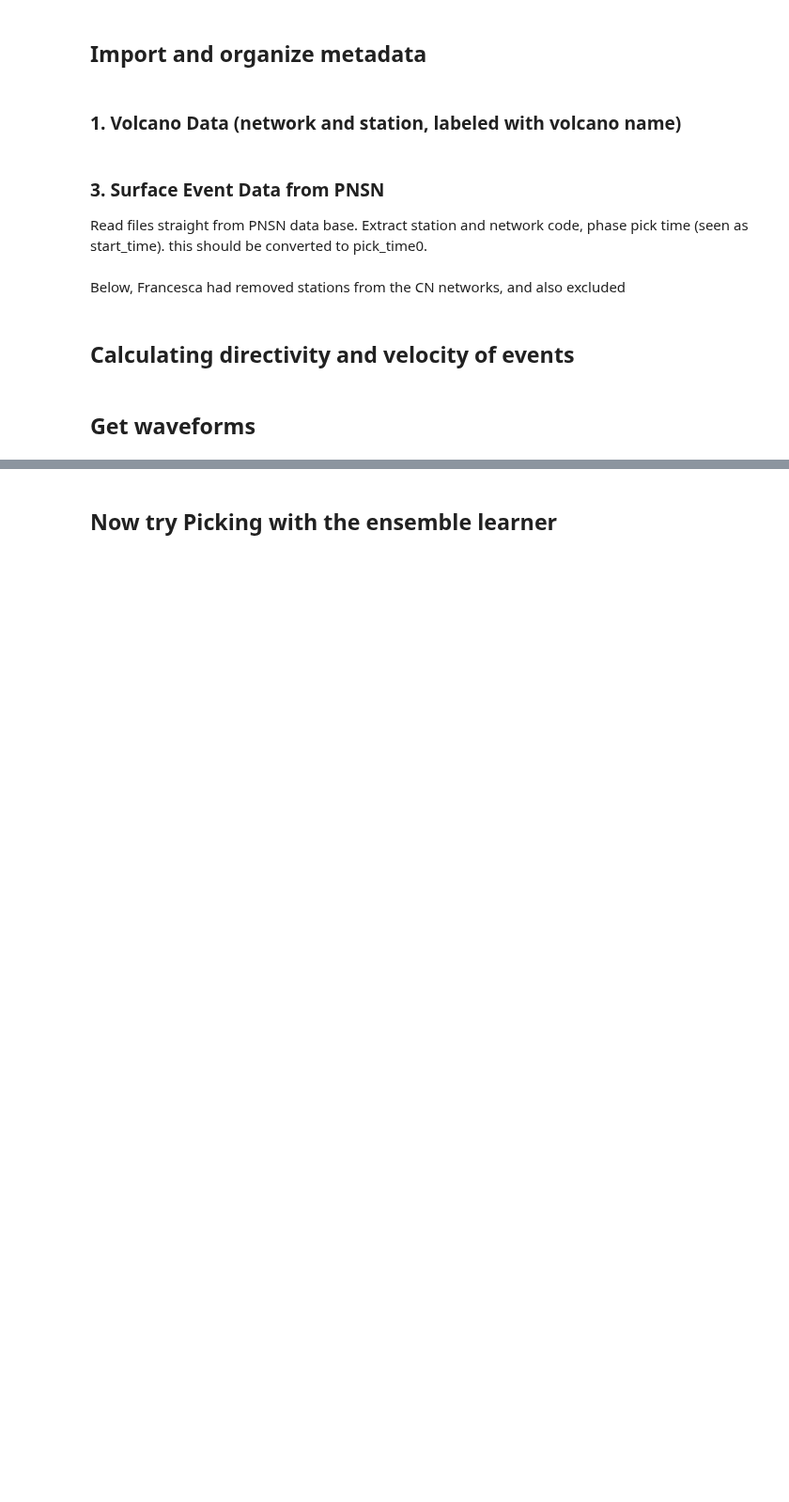
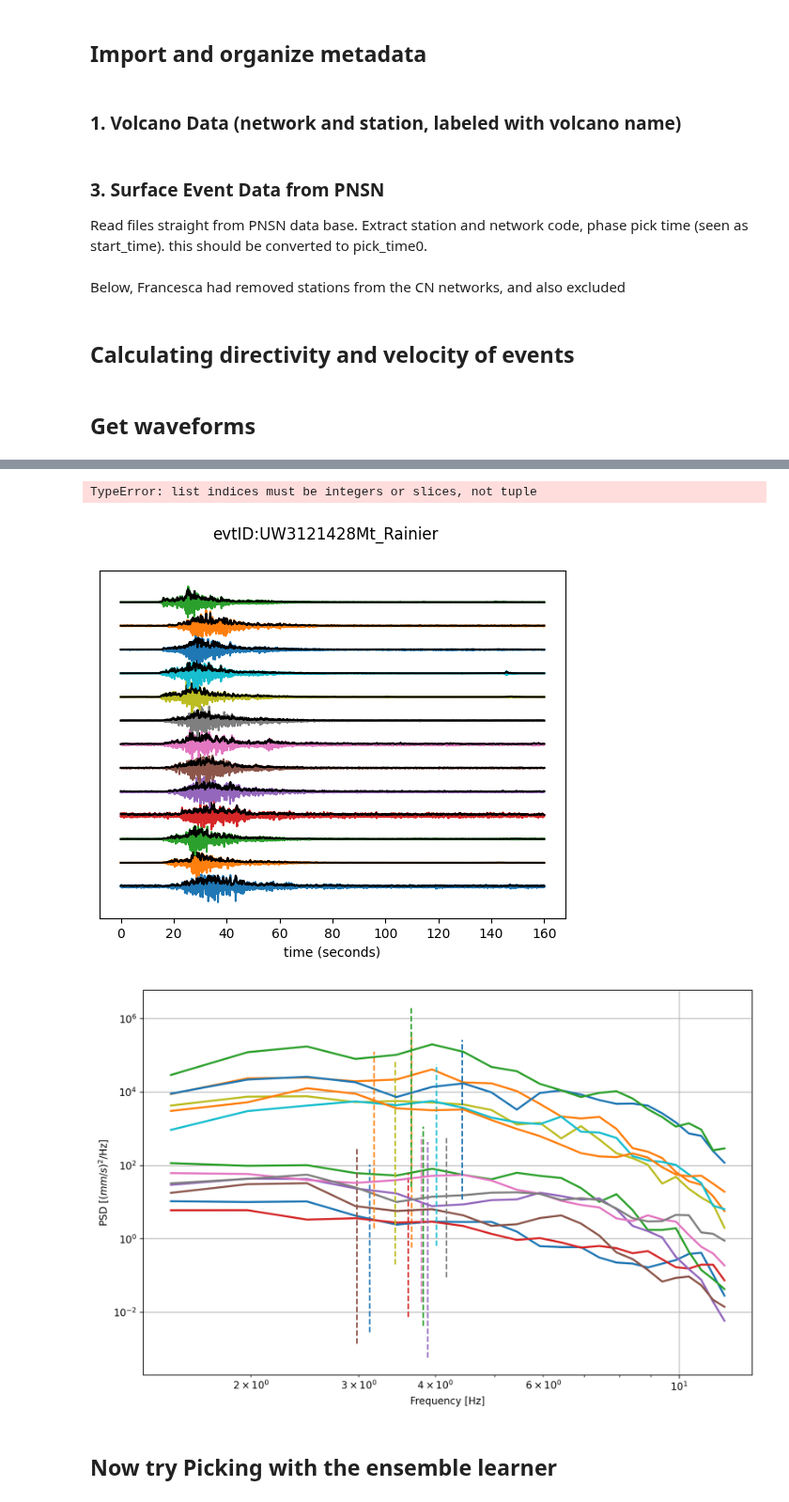
Before and after one commit to Denolle-Lab/surface_events, a Jupyter notebook: src/fullstack_per_event_MLPicker.ipynb, the cells around one changed output, grey strips where cells are left out. Shown at 94% size. Drawn from its saved outputs; the diff is of its cells as text; code cells hidden in the pictures; blank space fills up the shorter version.

Commit message:
update full stack with phase picker
still buggy, need to spend some time to fix the obspy stream s numpy input to model pickers

```diff
--- a/src/fullstack_per_event_MLPicker.ipynb
+++ b/src/fullstack_per_event_MLPicker.ipynb
@@ -76,7 +76,8 @@ t_after = 120 #number of seconds after pick time
 t_before_raw = 1200 #number of seconds before pick time before removing instrumental response
 t_after_raw = 1200 #number of seconds after pick time before removing instrumental response
 fs = 40 #sampling rate that all waveforms are resampled to
-window = 150 #window length of the signal (this will help with phase picking with EqT next)
+window = 160 #window length of the signal (this will help with phase picking with EqT next).
+# Use 150 seconds @ 40 Hz gives 6001 points. but seisbench asks to pad with 5s before and after.
 pr = 98 #percentile
 thr = 5 #SNR threshold
 station_distance_threshold = 25
@@ -440,8 +441,8 @@ for n in range(11649,11650):
             starttime = ii.stats.starttime
             signal_window = ii.copy()
             noise_window = ii.copy()
-            signal_window.trim(otime - 10, otime - 10 + window) # trim the signal at the first pick time of the PNSN data, with loose 40s before
-            noise_window.trim(otime - window -10, otime - 10) # noise window of the same length
+            signal_window.trim(otime - 15, otime - 15 + window) # trim the signal at the first pick time of the PNSN data, with loose 40s before
+            noise_window.trim(otime - window -15, otime - 15) # noise window of the same length
             snr = (20 * np.log(np.percentile(np.abs(signal_window.data),pr)
                             / np.percentile(np.abs(noise_window.data),pr))/np.log(10))
             max_amp_time = np.argmax(noise_window.data)/fs
@@ -490,7 +491,6 @@ for n in range(11649,11650):
         continue
 
     sta_available = np.unique(np.array(stas))
-    print(sta_available)
 
 
 ## Get an approximative measurement of duration taking the highest SNR data
@@ -507,9 +507,7 @@ for n in range(11649,11650):
 # then measure peak frequency so that there is less noise in it.
 # perform this on the Z component only.
     data2measure_peak_frequency=evt_data.copy()
-    print(data2measure_peak_frequency[3:6])
     data2measure_peak_frequency=data2measure_peak_frequency.select(component="Z")
-    print(data2measure_peak_frequency[3:6])
     data2measure_peak_frequency.taper(max_percentage=0.01,max_length=20)
     # evt_data.trim(starttime=otime-20,endtime=otime+Td+20)
     #         # make plot of spectra
@@ -558,22 +556,57 @@ for n in range(11649,11650):
 
 
     ################### PHASE PICKING using retrained eqT ####################
+    # 1. Data Preprocessing
+
+
+
     for i in range(len(sta_available)):
         stream = evt_data.select(station=sta_available[i])
-        if len(stream)==3:
-            annotations = eqt.annotate(stream)
-            print(annotations)
-        elif len(stream)==1:
+        print("original stream")
+        print(stream)
+        # if len(stream)==3:
+            # crap = np.array(stream)[[2,0,1],:] #re-order the channels
+        if len(stream)==1:
             # copy stream to 2 components, zero the missing data.
             tr3 = stream[0].copy()
             tr2 = stream[0].copy();tr2.stats.channel=stream[0].stats.channel[0:2]+"N"
             tr1 = stream[0].copy();tr1.stats.channel=stream[0].stats.channel[0:2]+"E"
             tr1.data=np.zeros(len(stream[0].data))
             tr2.data=np.zeros(len(stream[0].data))
-            crap=obspy.Stream(traces=[tr1,tr2,tr3])
-            annotations = eqt.annotate(crap)
-            print(crap)
+            stream=obspy.Stream(traces=[tr1,tr2,tr3])
+        # convert Stream into seisbench-friendly array
+        print(stream)
+        s = stream.copy()
+        s.detrend(type="constant")
+        s = s[2,1,0]
+        print(s)
+        # print(s2)
+        crap = np.array(stream)[[2,0,1],:] #re-order the channels from ENZ (obspy order) to ZEN (seibench retrained eqt)
+        crap2=crap.copy()
+        crap2 -= np.mean(crap2,axis=-1,keepdims=True) # demean data
+        print(crap2.shape)
+        # original use std norm
+        data_std = crap2 / np.std(crap2) + 1e-10
+        # could use max data
+        data_max = crap2 / (np.max(np.abs(crap2), axis=-1, keepdims=True))
 
+
+        # taper
+        tap = 0.5 * (1 + np.cos(np.linspace(np.pi, 2 * np.pi, 6)))
+        data_std[:, :6] *= tap; data_std[:, -6:] *= tap[::-1];
+        data_max[:, :6] *= tap; data_max[:, -6:] *= tap[::-1]
+        print(f"Window data shape: {data_std.shape}")
+            # _windows[iseg, :] = sdata[:, idx:idx + twin]
+            # _windows[iseg, :] -= np.mean(_windows[iseg, :], axis=-1, keepdims=True)
+
+
+        annotations = eqt.annotate(stream)
+
+        # batch_pred_tl[0, 0, :] = _torch_pred[1].detach().cpu().numpy()
+        # batch_pred_tl[1, 0, :] = _torch_pred[2].detach().cpu().numpy()
+
+        # annotations = eqt.annotate(data_std)
+        # print(annotations)
         pcount = {"P":0, "S":0}
         for ii in eqt.classify(stream)[0]:
             pcount[ii.phase] += 1
@@ -581,16 +614,17 @@ for n in range(11649,11650):
         print(f"{pcount['P']} P picks\n{pcount['S']} S picks")
 
         # print(__annotations__)
-        print(annotations[0])
-        annotations[0].stats.sampling_rate=40
-        t2=annotations[0].times()
-        print(t2[-1],t[-1])
-        print(len(annotations[1].data))
-        print(len(stream[0].data))
+        # print(annotations[0])
+        # annotations[0].stats.sampling_rate=40
+        # t2=annotations[0].times()
+        # print(t2[-1],t[-1])
+        # print(len(annotations[1].data))
+        # print(len(stream[0].data))
 
-        ax.plot(t2,annotations[1].data+i*1.5, color = 'r')
-        ax.plot(t2,annotations[2].data+i*1.5, color = 'b')
+        # ax.plot(t2,annotations[1].data+i*1.5, color = 'r')
+        # ax.plot(t2,annotations[2].data+i*1.5, color = 'b')
 
 
 
     plt.show()
+# %% [output]
@@ -597,3 +643,6 @@ for n in range(11649,11650):
+TypeError: list indices must be integers or slices, not tuple
+[figure, added]
+[figure, added]
 # %% [markdown]
 ## Now try Picking with the ensemble learner
 # %%
```
Also changed, not shown: parts of 2 cells of this notebook.
